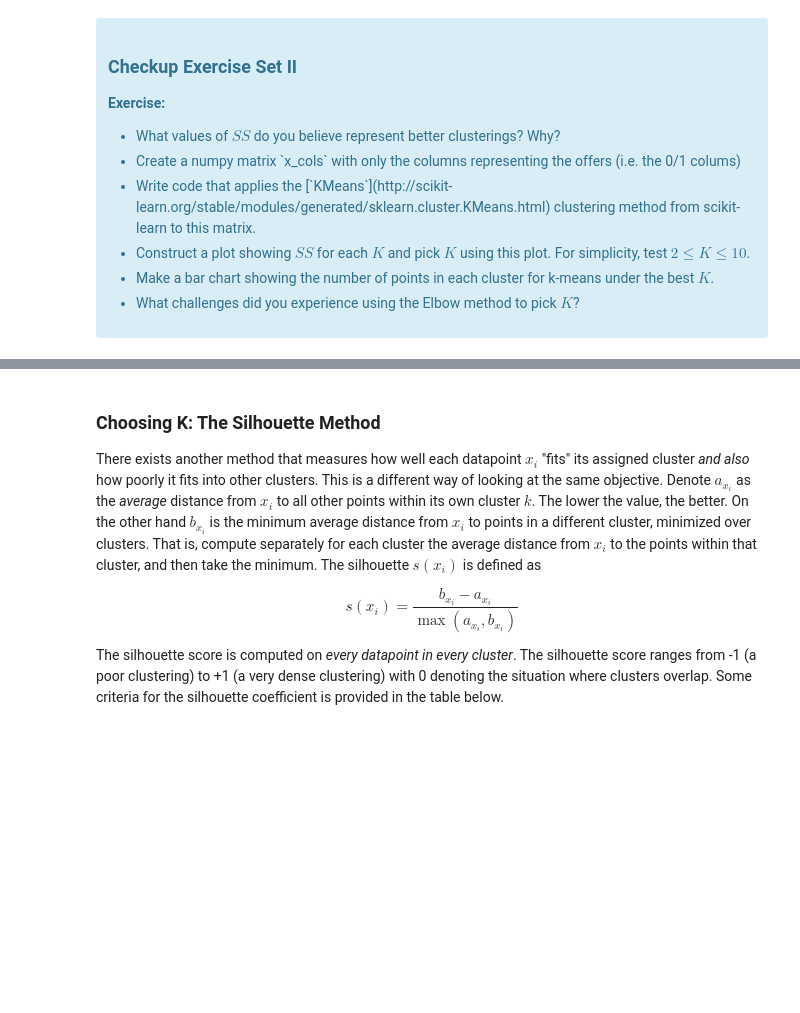
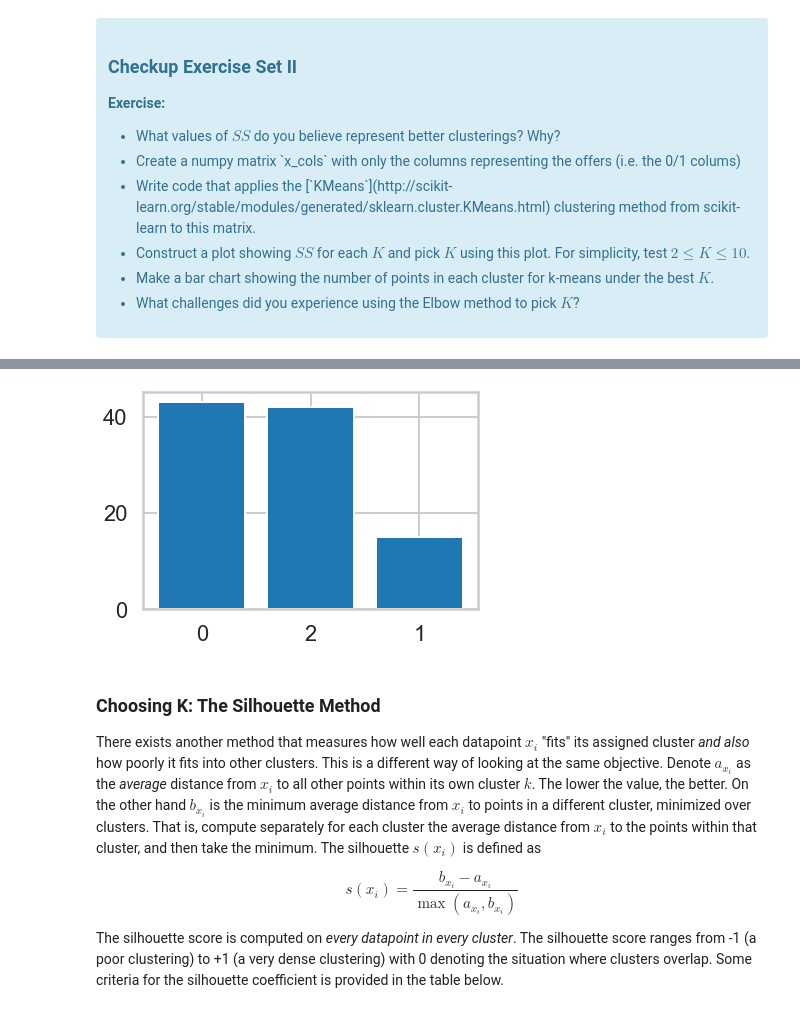
Before and after one commit to ranjeetkrnitk/SpringBoardTasks, a Jupyter notebook: Mini Projects/16.2.6/Mini_Project_Clustering.ipynb, the cells around one changed output, grey strips where cells are left out. Cells and saved outputs as stored; diff of their text form; code cells hidden in the pictures; blank space fills up the shorter version.

```diff
--- a/Mini Projects/16.2.6/Mini_Project_Clustering.ipynb
+++ b/Mini Projects/16.2.6/Mini_Project_Clustering.ipynb
@@ -90,0 +206,19 @@ where $x_i$ is a point, $C_k$ represents cluster $k$ and $\mu_k$ is the centroid
+# %%
+# Make a bar chart showing the number of points in each cluster for k-means under the best  𝐾.
+K = 3
+
+kmeans = KMeans(n_clusters = K).fit(x_cols)
+
+freq_Dict = {}
+for l in kmeans.labels_:
+    if (l in freq_Dict):
+        freq_Dict[l] += 1
+    else:
+        freq_Dict[l] = 1
+
+freq_Dict
+plt.bar(range(len(freq_Dict)), list(freq_Dict.values()), align='center')
+plt.xticks(range(len(freq_Dict)), list(freq_Dict.keys()))
+plt.show()
+# %% [output]
+[figure, added]
```
Also changed, not shown: parts of 32 cells of this notebook, 4 other files.
